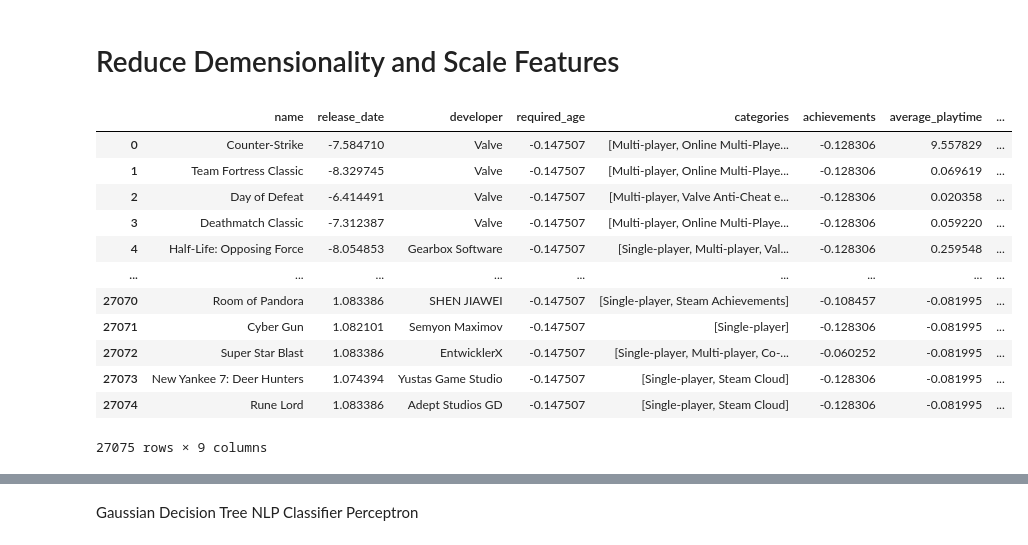
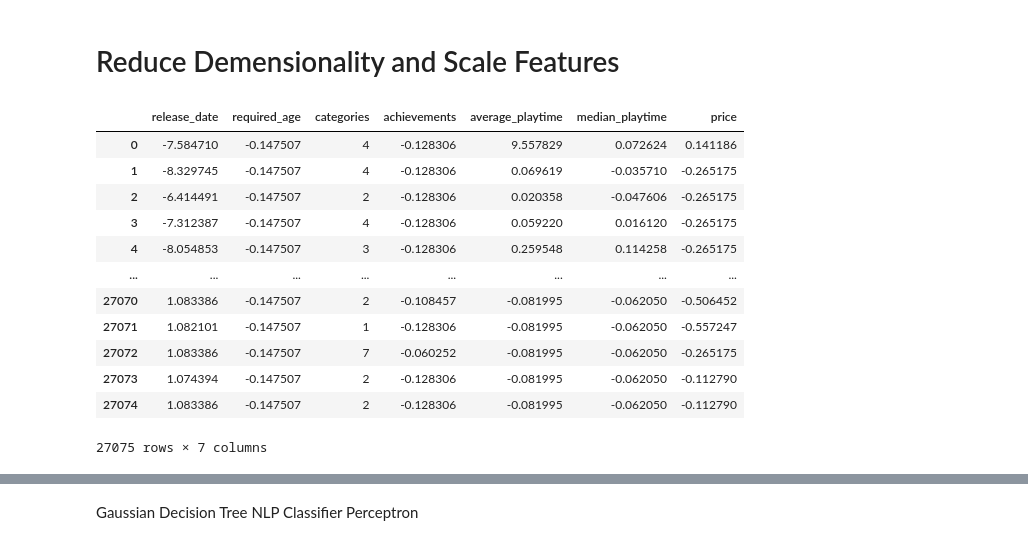
Before and after one commit to bwolford1/CSC-5930-Assignment-6, a Jupyter notebook: Project 6.ipynb, the cells around one changed output, grey strips where cells are left out. Saved outputs shown, nothing was run; the diff lists cells and outputs as text; code cells hidden in the pictures.

```diff
--- a/Project 6.ipynb
+++ b/Project 6.ipynb
@@ -65,9 +65,13 @@ steam_df_X.drop("genres", axis=1, inplace=True)
 steam_df_X.drop("steamspy_tags", axis=1, inplace=True)
 steam_df_X.drop("publisher", axis=1, inplace=True)
 
+#We couldn't deal with strings and encoding wasn't working well, so we decided to drop these two
+steam_df_X.drop("name", axis=1, inplace=True)
+steam_df_X.drop("developer", axis=1, inplace=True)
+
 steam_df_Y_temp = steam_df_X[['positive_ratings', 'negative_ratings']]
 
-steam_df_Y = steam_df_Y_temp['positive_ratings']/(steam_df_new_test['negative_ratings']+steam_df_new_test['positive_ratings'])
+steam_df_Y = steam_df_Y_temp['positive_ratings']/(steam_df_Y_temp['negative_ratings']+steam_df_Y_temp['positive_ratings'])
 
 steam_df_X.drop('positive_ratings', axis=1, inplace=True)
 steam_df_X.drop('negative_ratings', axis=1, inplace=True)
@@ -84,7 +88,8 @@ scaled_features['release_date'] = pd.to_datetime(scaled_features['release_date']
 tempList = []
 for cat in scaled_features['categories']:
     tempCat = cat.split(';')
-    tempList.append(tempCat)
+#     tempList.append(tempCat)
+    tempList.append(len(tempCat))
 scaled_features['categories'] = tempList
 
 # tempList = []
@@ -92,46 +97,46 @@ scaled_features['categories'] = tempList
 #     tempGenre = genre.split(';')
 #     tempList.append(tempGenre)
 # scaled_features['genres'] = tempList
 
 # tempList = []
 # for tag in scaled_features['steamspy_tags']:
 #     tempTag = tag.split(';')
 #     tempList.append(tempTag)
 # scaled_features['steamspy_tags'] = tempList
 
 #names of columns to be scaled
 col_names = ['release_date', 'required_age', 'achievements', 'average_playtime', 'median_playtime', 'price']
 features = scaled_features[col_names]
 scaler = preprocessing.StandardScaler().fit(features.values)
 features = scaler.transform(features.values)
 
 scaled_features[col_names] = features
 # scaled_features.drop("appid", axis=1, inplace=True)
 steam_df_X = scaled_features
 
 steam_df_X
 # x = steam_df_new.values #returns a numpy array
 # scaler = preprocessing.StandardScaler()
 # x_scaled = scaler.fit_transform(x)
 # steam_df_new = pd.DataFrame(x_scaled, columns = steam_df_new.columns)
 
 # scaler = StandardScaler()
 # scaler.fit(steam_df_new["achievements"])
 # steam_df_new["achievements"] = scaler.transform(steam_df_new["achievements"])
 # %% [output]
-|  | name | release_date | developer | required_age | categories | achievements | average_playtime | ... |
-| 0 | Counter-Strike | -7.584710 | Valve | -0.147507 | [Multi-player, Online Multi-Playe... | -0.128306 | 9.557829 | ... |
-| 1 | Team Fortress Classic | -8.329745 | Valve | -0.147507 | [Multi-player, Online Multi-Playe... | -0.128306 | 0.069619 | ... |
-| 2 | Day of Defeat | -6.414491 | Valve | -0.147507 | [Multi-player, Valve Anti-Cheat e... | -0.128306 | 0.020358 | ... |
-| 3 | Deathmatch Classic | -7.312387 | Valve | -0.147507 | [Multi-player, Online Multi-Playe... | -0.128306 | 0.059220 | ... |
-| 4 | Half-Life: Opposing Force | -8.054853 | Gearbox Software | -0.147507 | [Single-player, Multi-player, Val... | -0.128306 | 0.259548 | ... |
-| ... | ... | ... | ... | ... | ... | ... | ... | ... |
-| 27070 | Room of Pandora | 1.083386 | SHEN JIAWEI | -0.147507 | [Single-player, Steam Achievements] | -0.108457 | -0.081995 | ... |
-| 27071 | Cyber Gun | 1.082101 | Semyon Maximov | -0.147507 | [Single-player] | -0.128306 | -0.081995 | ... |
-| 27072 | Super Star Blast | 1.083386 | EntwicklerX | -0.147507 | [Single-player, Multi-player, Co-... | -0.060252 | -0.081995 | ... |
-| 27073 | New Yankee 7: Deer Hunters | 1.074394 | Yustas Game Studio | -0.147507 | [Single-player, Steam Cloud] | -0.128306 | -0.081995 | ... |
-| 27074 | Rune Lord | 1.083386 | Adept Studios GD | -0.147507 | [Single-player, Steam Cloud] | -0.128306 | -0.081995 | ... |
+|  | release_date | required_age | categories | achievements | average_playtime | median_playtime | price |
+| 0 | -7.584710 | -0.147507 | 4 | -0.128306 | 9.557829 | 0.072624 | 0.141186 |
+| 1 | -8.329745 | -0.147507 | 4 | -0.128306 | 0.069619 | -0.035710 | -0.265175 |
+| 2 | -6.414491 | -0.147507 | 2 | -0.128306 | 0.020358 | -0.047606 | -0.265175 |
+| 3 | -7.312387 | -0.147507 | 4 | -0.128306 | 0.059220 | 0.016120 | -0.265175 |
+| 4 | -8.054853 | -0.147507 | 3 | -0.128306 | 0.259548 | 0.114258 | -0.265175 |
+| ... | ... | ... | ... | ... | ... | ... | ... |
+| 27070 | 1.083386 | -0.147507 | 2 | -0.108457 | -0.081995 | -0.062050 | -0.506452 |
+| 27071 | 1.082101 | -0.147507 | 1 | -0.128306 | -0.081995 | -0.062050 | -0.557247 |
+| 27072 | 1.083386 | -0.147507 | 7 | -0.060252 | -0.081995 | -0.062050 | -0.265175 |
+| 27073 | 1.074394 | -0.147507 | 2 | -0.128306 | -0.081995 | -0.062050 | -0.112790 |
+| 27074 | 1.083386 | -0.147507 | 2 | -0.128306 | -0.081995 | -0.062050 | -0.112790 |
-27075 rows × 9 columns
+27075 rows × 7 columns
 # %%
 from sklearn.model_selection import train_test_split
 X_train, X_test, Y_train, Y_test = train_test_split(steam_df_X, steam_df_Y, test_size=0.2, random_state=0)
```
Also changed, not shown: parts of 4 cells of this notebook.
